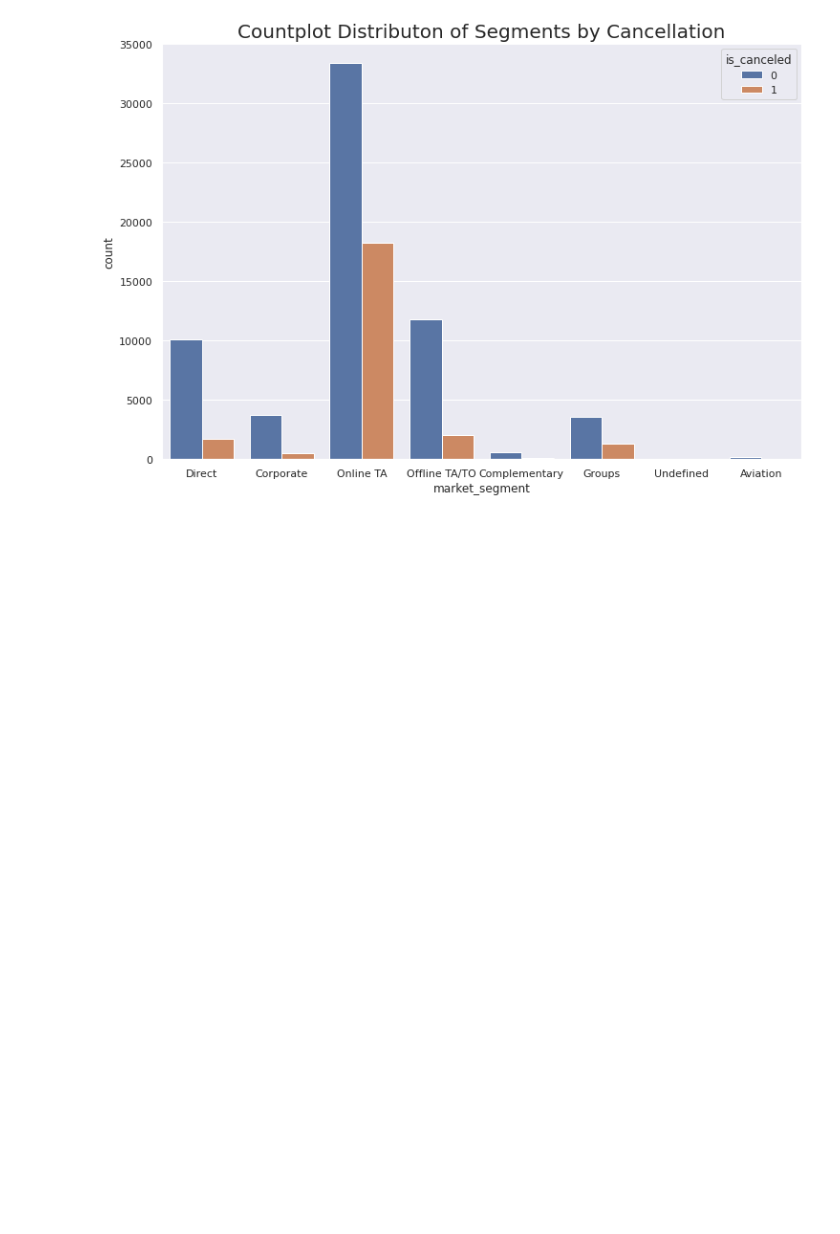
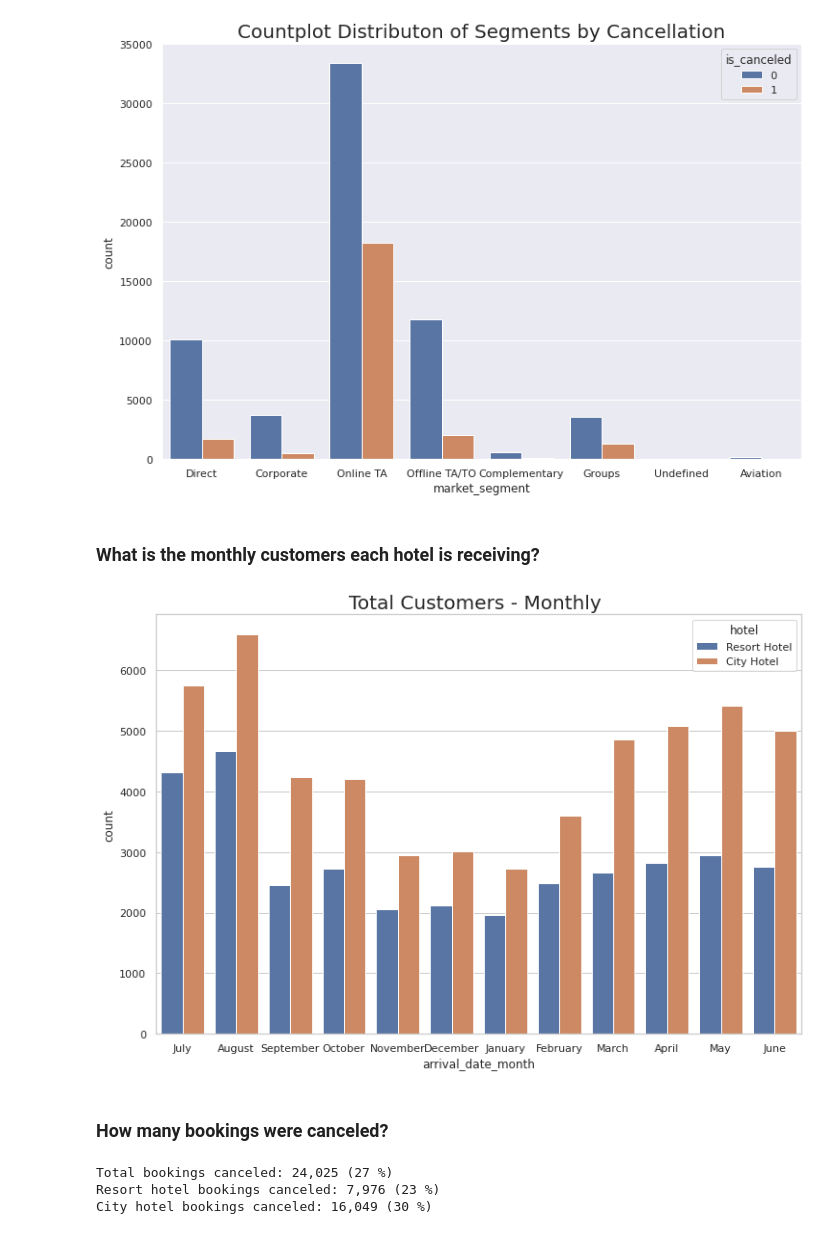
Before and after one commit to shobhi1998/Hotel-Booking-Analysis, a Jupyter notebook: Copy_Hotel_Booking.ipynb, the cells around one changed output. Cells and saved outputs as stored; diff of their text form; code cells hidden in the pictures; blank space fills up the shorter version.

```diff
--- a/Copy_Hotel_Booking.ipynb
+++ b/Copy_Hotel_Booking.ipynb
@@ -334,3 +334,15 @@ plt.title("Countplot Distributon of Segments by Cancellation", fontdict = {'font
 ax = sns.countplot(x = "market_segment", hue = 'is_canceled', data = df)
 # %% [output]
 [figure]
+# %% [markdown]
+### **What is the monthly customers each hotel is receiving?**
+# %%
+#lets plot the graph for total monthly customer
+plt.figure(figsize =(12,8))
+sns.set(style="whitegrid")
+plt.title("Total Customers - Monthly ", fontdict={'fontsize': 20})
+ax = sns.countplot(x = "arrival_date_month", hue = 'hotel', data = df)
+# %% [output]
+[figure, added]
+# %% [markdown]
+### **How many bookings were canceled?**
@@ -336,0 +359,8 @@ ax = sns.countplot(x = "market_segment", hue = 'is_canceled', data = df)
+# %%
+print(f"Total bookings canceled: {total_cancelations:,} ({rel_cancel:.0f} %)")
+print(f"Resort hotel bookings canceled: {resort_cancelations:,} ({rh_rel_cancel:.0f} %)")
+print(f"City hotel bookings canceled: {city_cancelations:,} ({ch_rel_cancel:.0f} %)")
+# %% [output]
+Total bookings canceled: 24,025 (27 %)
+Resort hotel bookings canceled: 7,976 (23 %)
+City hotel bookings canceled: 16,049 (30 %)
```
Also changed, not shown: parts of 4 cells of this notebook.
